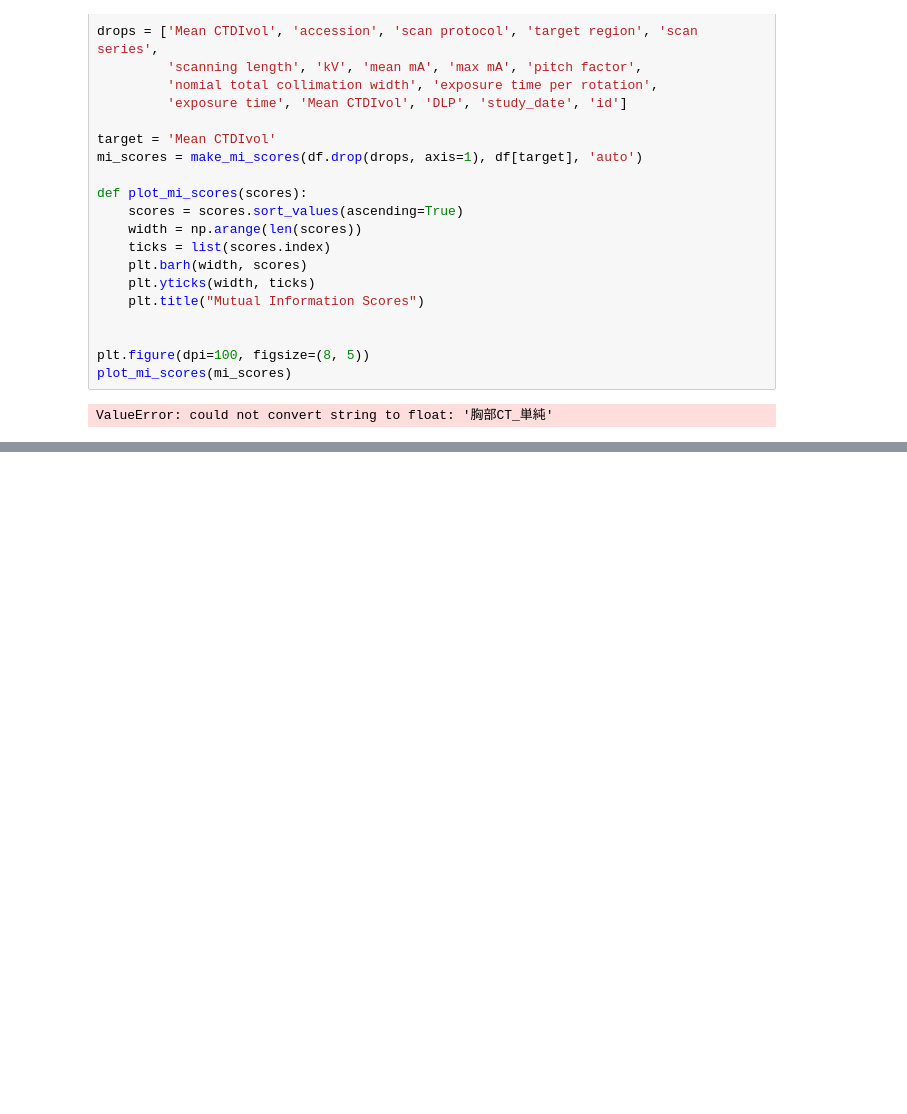
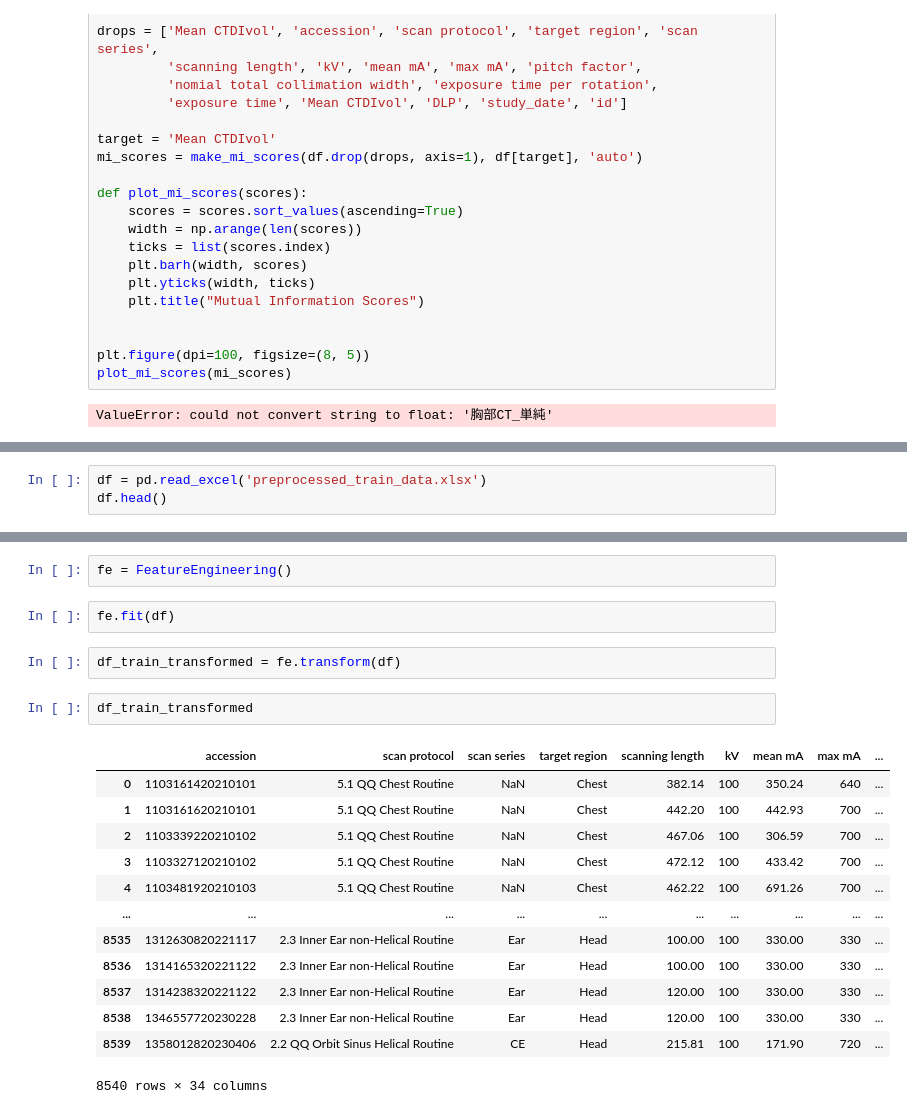
Before and after one commit to y-hiroki-radiotech/CT-dose-prediction, a Jupyter notebook: 2_feature_engineering.ipynb, the cells around one changed output, grey strips where cells are left out. Cells and saved outputs as stored; diff of their text form; blank space fills up the shorter version.

Commit message:
feature-engineering class作成

```diff
--- a/2_feature_engineering.ipynb
+++ b/2_feature_engineering.ipynb
@@ -239,0 +250,3 @@ df.head(3)
+# %%
+df = pd.read_excel('preprocessed_train_data.xlsx')
+df.head()
@@ -239,0 +261,22 @@ df.head(3)
+# %%
+fe = FeatureEngineering()
+# %%
+fe.fit(df)
+# %%
+df_train_transformed = fe.transform(df)
+# %%
+df_train_transformed
+# %% [output]
+|  | accession | scan protocol | scan series | target region | scanning length | kV | mean mA | max mA | ... |
+| 0 | 1103161420210101 | 5.1 QQ Chest Routine | NaN | Chest | 382.14 | 100 | 350.24 | 640 | ... |
+| 1 | 1103161620210101 | 5.1 QQ Chest Routine | NaN | Chest | 442.20 | 100 | 442.93 | 700 | ... |
+| 2 | 1103339220210102 | 5.1 QQ Chest Routine | NaN | Chest | 467.06 | 100 | 306.59 | 700 | ... |
+| 3 | 1103327120210102 | 5.1 QQ Chest Routine | NaN | Chest | 472.12 | 100 | 433.42 | 700 | ... |
+| 4 | 1103481920210103 | 5.1 QQ Chest Routine | NaN | Chest | 462.22 | 100 | 691.26 | 700 | ... |
+| ... | ... | ... | ... | ... | ... | ... | ... | ... | ... |
+| 8535 | 1312630820221117 | 2.3 Inner Ear non-Helical Routine | Ear | Head | 100.00 | 100 | 330.00 | 330 | ... |
+| 8536 | 1314165320221122 | 2.3 Inner Ear non-Helical Routine | Ear | Head | 100.00 | 100 | 330.00 | 330 | ... |
+| 8537 | 1314238320221122 | 2.3 Inner Ear non-Helical Routine | Ear | Head | 120.00 | 100 | 330.00 | 330 | ... |
+| 8538 | 1346557720230228 | 2.3 Inner Ear non-Helical Routine | Ear | Head | 120.00 | 100 | 330.00 | 330 | ... |
+| 8539 | 1358012820230406 | 2.2 QQ Orbit Sinus Helical Routine | CE | Head | 215.81 | 100 | 171.90 | 720 | ... |
+8540 rows × 34 columns
```
Also changed, not shown: parts of 12 cells of this notebook, 1 other file.
